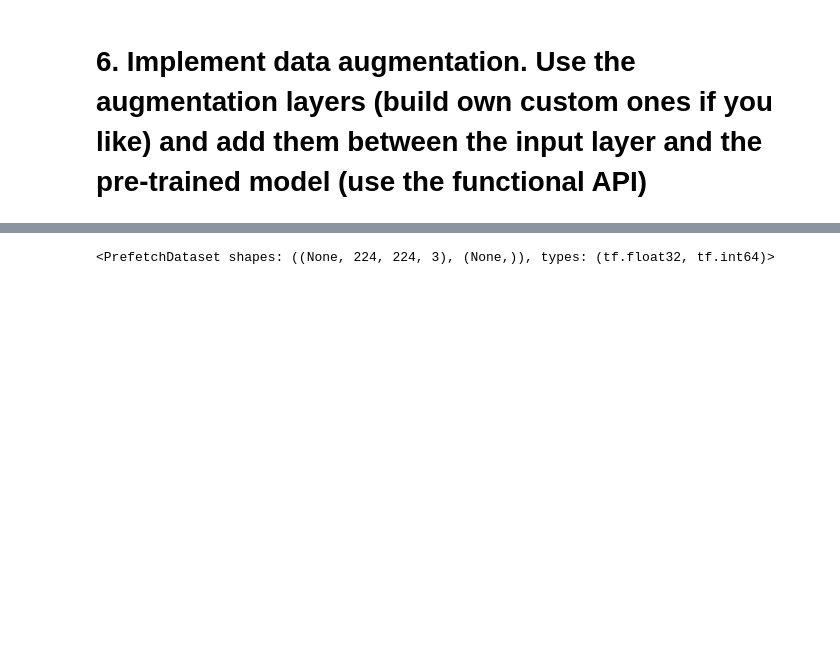
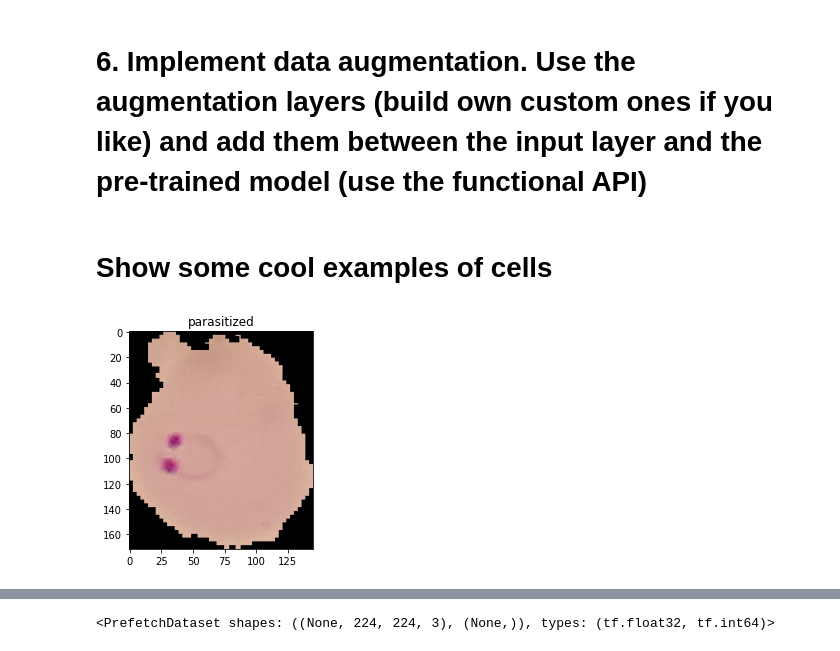
Before and after one commit to oskarikerppo/transfer-learning, a Jupyter notebook: deep_learning_project_work.ipynb, the cells around one changed output, grey strips where cells are left out. Saved outputs shown, nothing was run; the diff lists cells and outputs as text; code cells hidden in the pictures; blank space fills up the shorter version.

```diff
--- a/deep_learning_project_work.ipynb
+++ b/deep_learning_project_work.ipynb
@@ -168,3 +143,17 @@ def prepare(ds, shuffle=False, augment=False):
 
   # Use buffered prefetching on all datasets.
   return ds.prefetch(buffer_size=AUTOTUNE)
+# %% [markdown]
+# Show some cool examples of cells
+# %%
+get_label_name = metadata.features['label'].int2str
+
+image_iterable = iter(train_ds)
+# %%
+# rerun this cell to get other images
+
+image, label = next(image_iterable)
+_ = plt.imshow(image)
+_ = plt.title(get_label_name(label))
+# %% [output]
+[figure, added]
```
Also changed, not shown: parts of 19 cells of this notebook, 3 other files.
